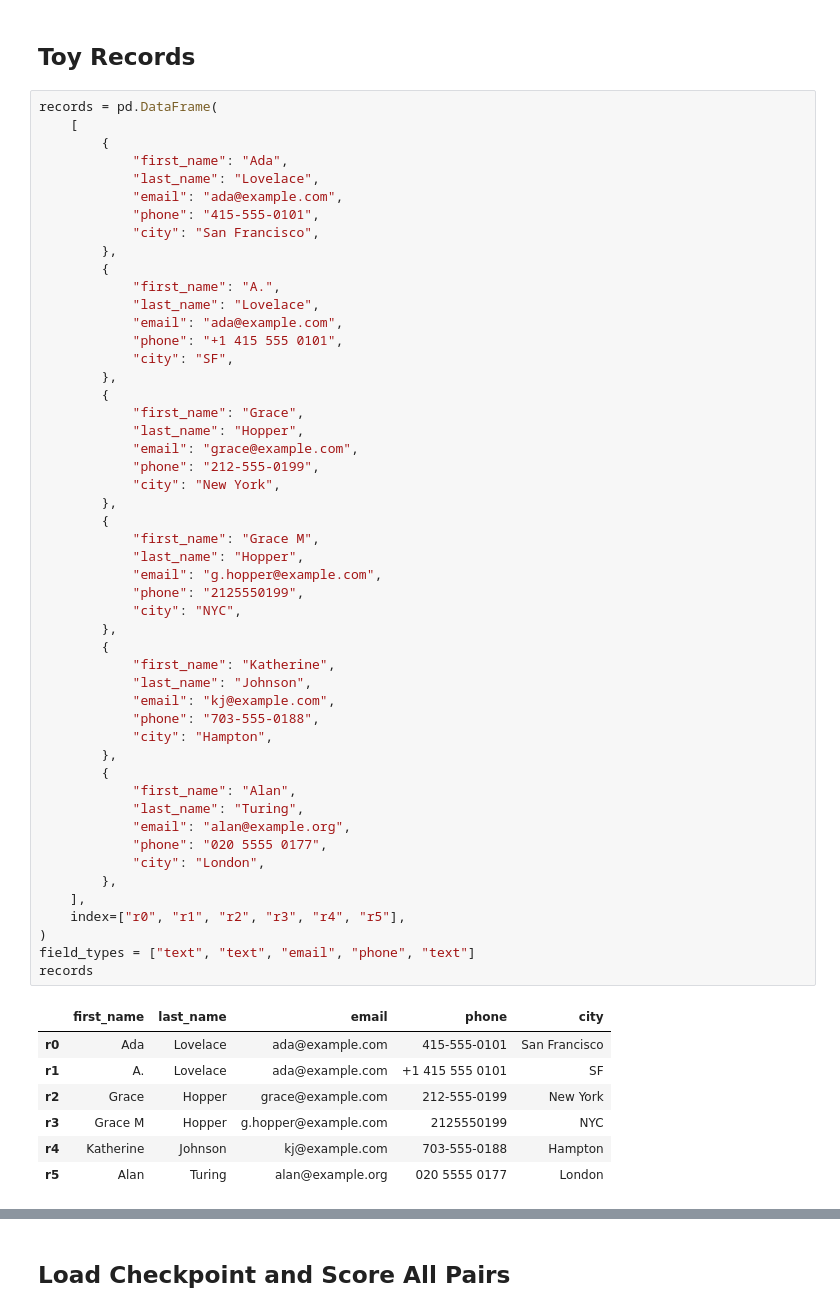
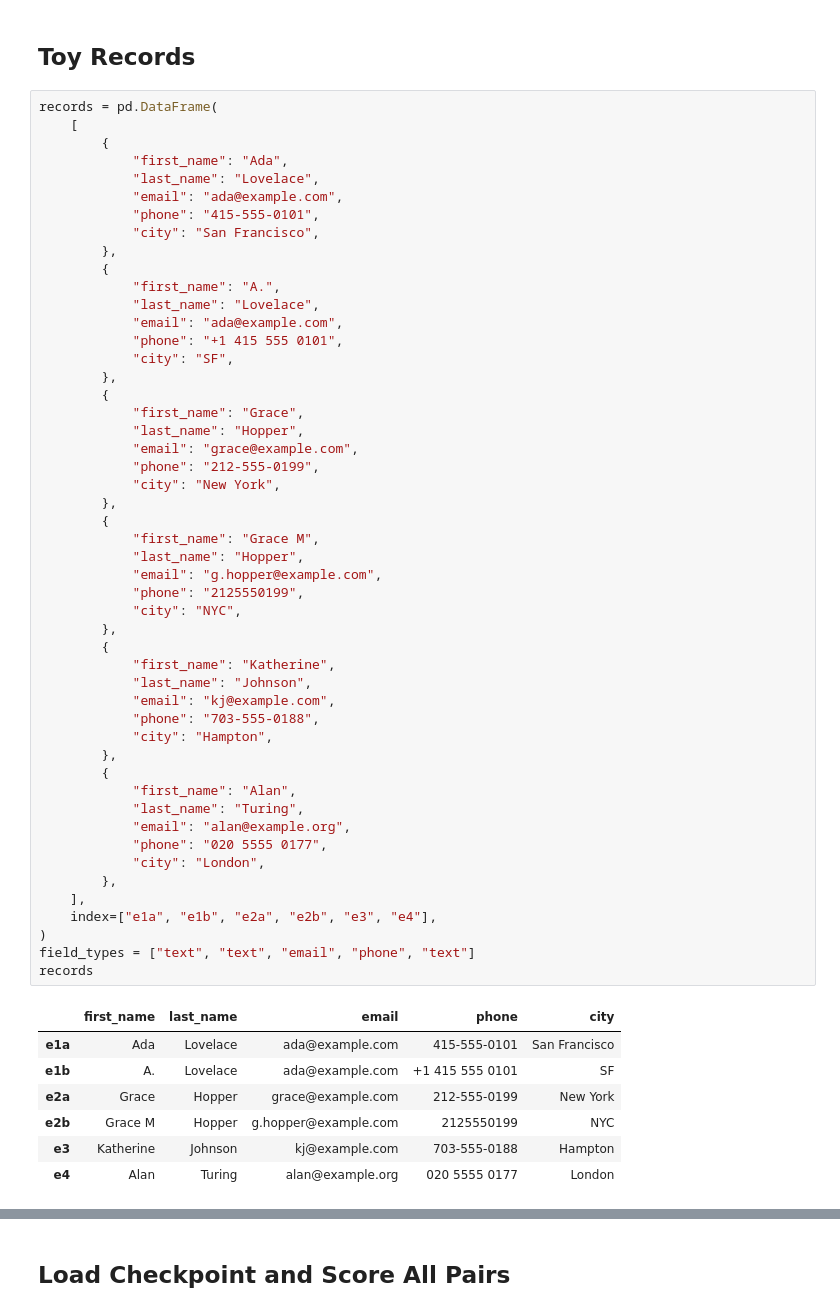
Before and after one commit to AdamSpannbauer/IdentityPFN, a Jupyter notebook: notebooks/demo_zero_shot_linking.ipynb, the cells around one changed output, grey strips where cells are left out. Cells and saved outputs as stored; diff of their text form.

```diff
--- a/notebooks/demo_zero_shot_linking.ipynb
+++ b/notebooks/demo_zero_shot_linking.ipynb
@@ -39,37 +39,37 @@ records = pd.DataFrame(
             "phone": "212-555-0199",
             "city": "New York",
         },
         {
             "first_name": "Grace M",
             "last_name": "Hopper",
             "email": "g.hopper@example.com",
             "phone": "2125550199",
             "city": "NYC",
         },
         {
             "first_name": "Katherine",
             "last_name": "Johnson",
             "email": "kj@example.com",
             "phone": "703-555-0188",
             "city": "Hampton",
         },
         {
             "first_name": "Alan",
             "last_name": "Turing",
             "email": "alan@example.org",
             "phone": "020 5555 0177",
             "city": "London",
         },
     ],
-    index=["r0", "r1", "r2", "r3", "r4", "r5"],
+    index=["e1a", "e1b", "e2a", "e2b", "e3", "e4"],
 )
 field_types = ["text", "text", "email", "phone", "text"]
 records
 # %% [output]
 |  | first_name | last_name | email | phone | city |
-| r0 | Ada | Lovelace | ada@example.com | 415-555-0101 | San Francisco |
-| r1 | A. | Lovelace | ada@example.com | +1 415 555 0101 | SF |
-| r2 | Grace | Hopper | grace@example.com | 212-555-0199 | New York |
-| r3 | Grace M | Hopper | g.hopper@example.com | 2125550199 | NYC |
-| r4 | Katherine | Johnson | kj@example.com | 703-555-0188 | Hampton |
-| r5 | Alan | Turing | alan@example.org | 020 5555 0177 | London |
+| e1a | Ada | Lovelace | ada@example.com | 415-555-0101 | San Francisco |
+| e1b | A. | Lovelace | ada@example.com | +1 415 555 0101 | SF |
+| e2a | Grace | Hopper | grace@example.com | 212-555-0199 | New York |
+| e2b | Grace M | Hopper | g.hopper@example.com | 2125550199 | NYC |
+| e3 | Katherine | Johnson | kj@example.com | 703-555-0188 | Hampton |
+| e4 | Alan | Turing | alan@example.org | 020 5555 0177 | London |
```
Also changed, not shown: parts of 9 cells of this notebook, 1 other file.
